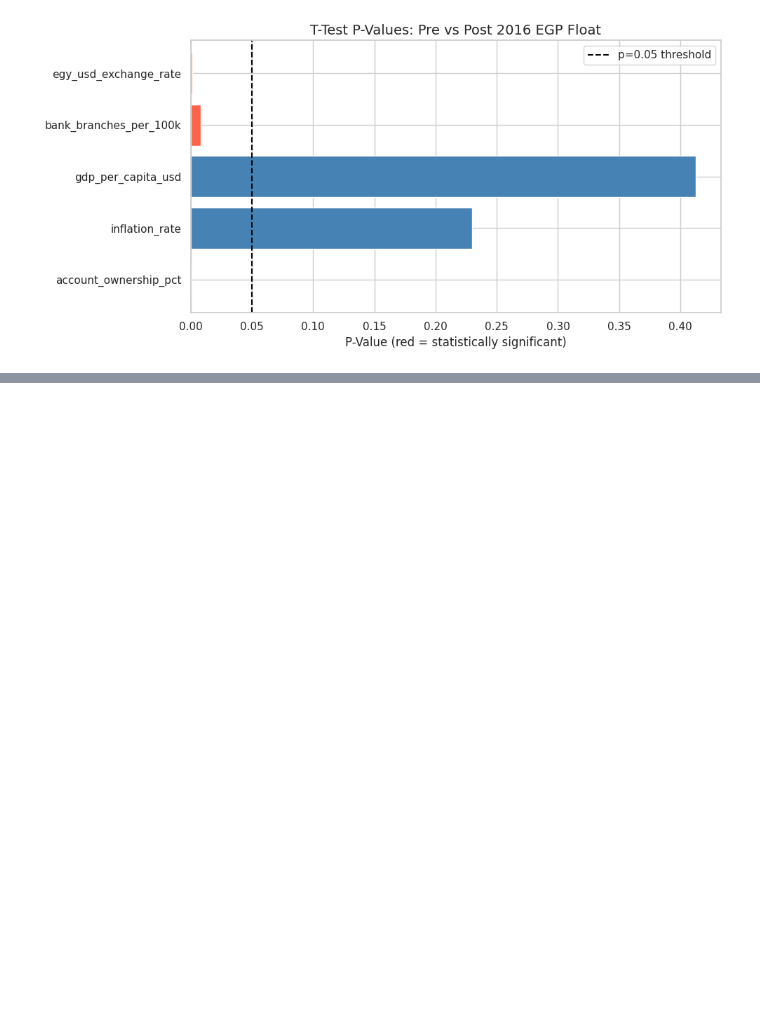
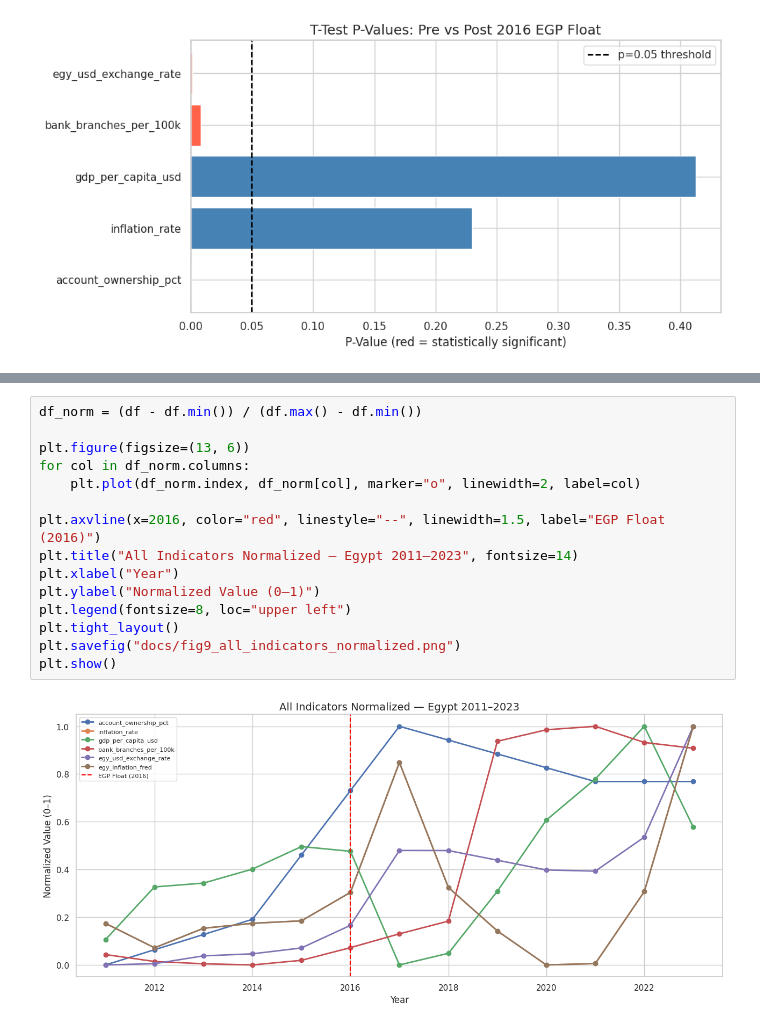
Before and after one commit to monke-v22/egypt-financial-inclusion, a Jupyter notebook: notebooks/eda_notebook.ipynb, the cells around one changed output, grey strips where cells are left out. Cells and saved outputs as stored; diff of their text form; blank space fills up the shorter version.

```diff
--- a/notebooks/eda_notebook.ipynb
+++ b/notebooks/eda_notebook.ipynb
@@ -191,0 +206,17 @@ plt.show()
+# %%
+df_norm = (df - df.min()) / (df.max() - df.min())
+
+plt.figure(figsize=(13, 6))
+for col in df_norm.columns:
+    plt.plot(df_norm.index, df_norm[col], marker="o", linewidth=2, label=col)
+
+plt.axvline(x=2016, color="red", linestyle="--", linewidth=1.5, label="EGP Float (2016)")
+plt.title("All Indicators Normalized — Egypt 2011–2023", fontsize=14)
+plt.xlabel("Year")
+plt.ylabel("Normalized Value (0–1)")
+plt.legend(fontsize=8, loc="upper left")
+plt.tight_layout()
+plt.savefig("docs/fig9_all_indicators_normalized.png")
+plt.show()
+# %% [output]
+[figure, added]
```
Also changed, not shown: parts of 5 cells of this notebook, 5 other files.
